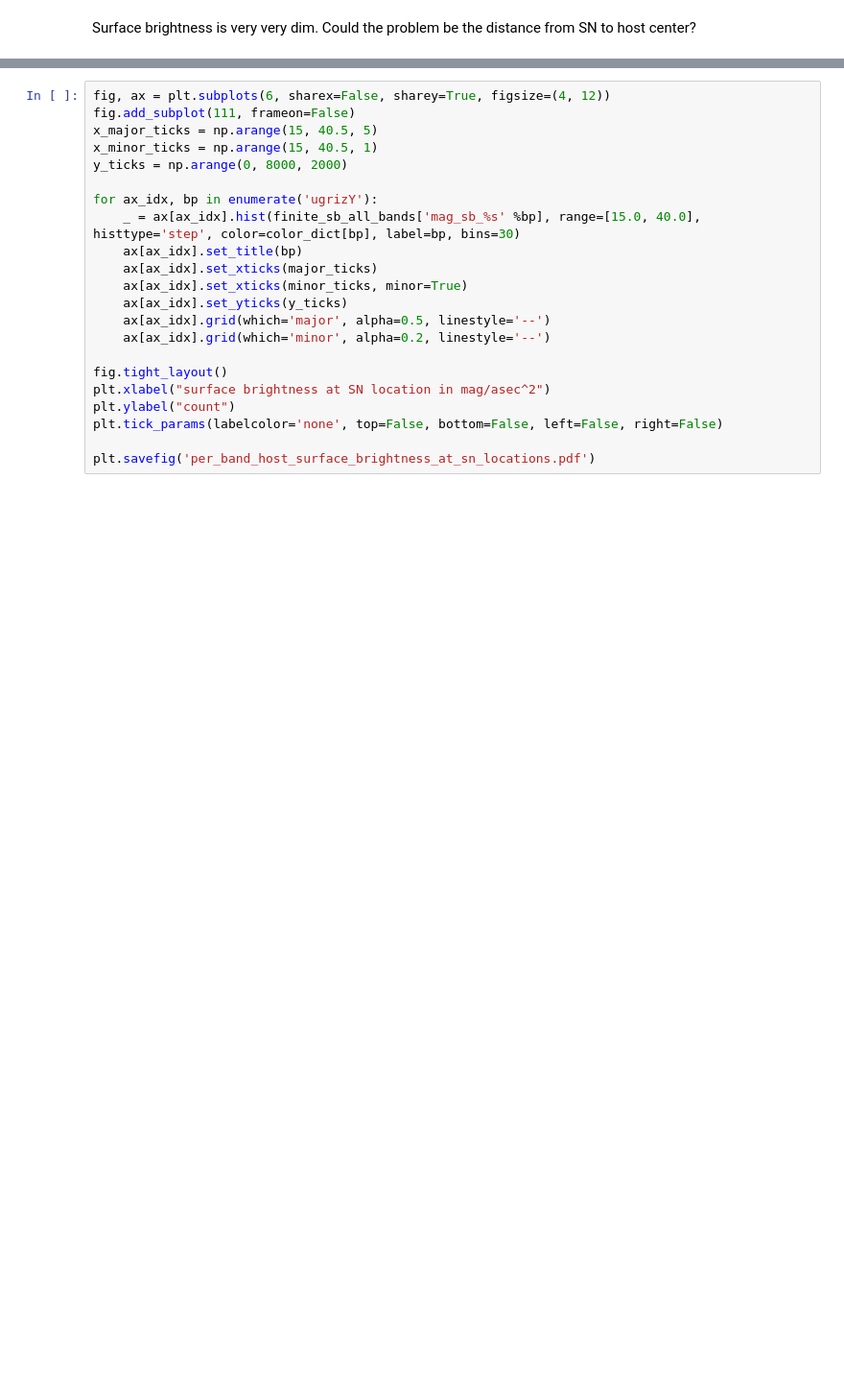
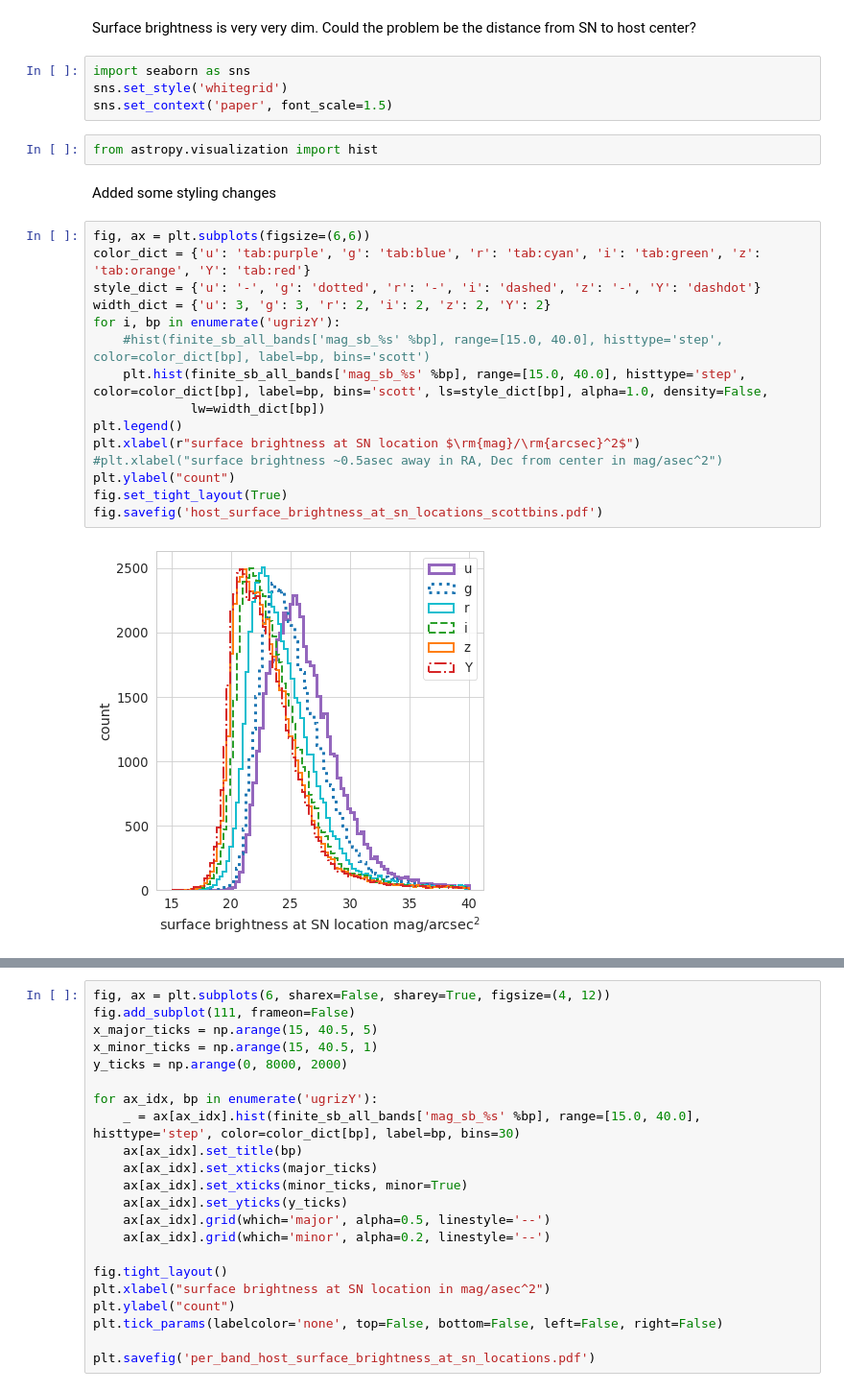
Before and after one commit to LSSTDESC/SN_image_catalog_validation, a Jupyter notebook: surface_brightness/host_surface_brightness_joined_db.ipynb, the cells around one changed output, grey strips where cells are left out. Shown: that part at 96% size. Cells and saved outputs as stored; diff of their text form; blank space fills up the shorter version.

```diff
--- a/surface_brightness/host_surface_brightness_joined_db.ipynb
+++ b/surface_brightness/host_surface_brightness_joined_db.ipynb
@@ -125,3 +124,28 @@ with pd.option_context('mode.use_inf_as_null', True):
 ### 3. Visualize
 # %% [markdown]
 Surface brightness is very very dim. Could the problem be the distance from SN to host center?
+# %%
+import seaborn as sns
+sns.set_style('whitegrid')
+sns.set_context('paper', font_scale=1.5)
+# %%
+from astropy.visualization import hist
+# %% [markdown]
+Added some styling changes
+# %%
+fig, ax = plt.subplots(figsize=(6,6))
+color_dict = {'u': 'tab:purple', 'g': 'tab:blue', 'r': 'tab:cyan', 'i': 'tab:green', 'z': 'tab:orange', 'Y': 'tab:red'}
+style_dict = {'u': '-', 'g': 'dotted', 'r': '-', 'i': 'dashed', 'z': '-', 'Y': 'dashdot'}
+width_dict = {'u': 3, 'g': 3, 'r': 2, 'i': 2, 'z': 2, 'Y': 2}
+for i, bp in enumerate('ugrizY'):
+    #hist(finite_sb_all_bands['mag_sb_%s' %bp], range=[15.0, 40.0], histtype='step', color=color_dict[bp], label=bp, bins='scott')
+    plt.hist(finite_sb_all_bands['mag_sb_%s' %bp], range=[15.0, 40.0], histtype='step', color=color_dict[bp], label=bp, bins='scott', ls=style_dict[bp], alpha=1.0, density=False,
+             lw=width_dict[bp])
+plt.legend()
+plt.xlabel(r"surface brightness at SN location $\rm{mag}/\rm{arcsec}^2$")
+#plt.xlabel("surface brightness ~0.5asec away in RA, Dec from center in mag/asec^2")
+plt.ylabel("count")
+fig.set_tight_layout(True)
+fig.savefig('host_surface_brightness_at_sn_locations_scottbins.pdf')
+# %% [output]
+[figure, added]
```
Also changed, not shown: parts of 6 cells of this notebook.
